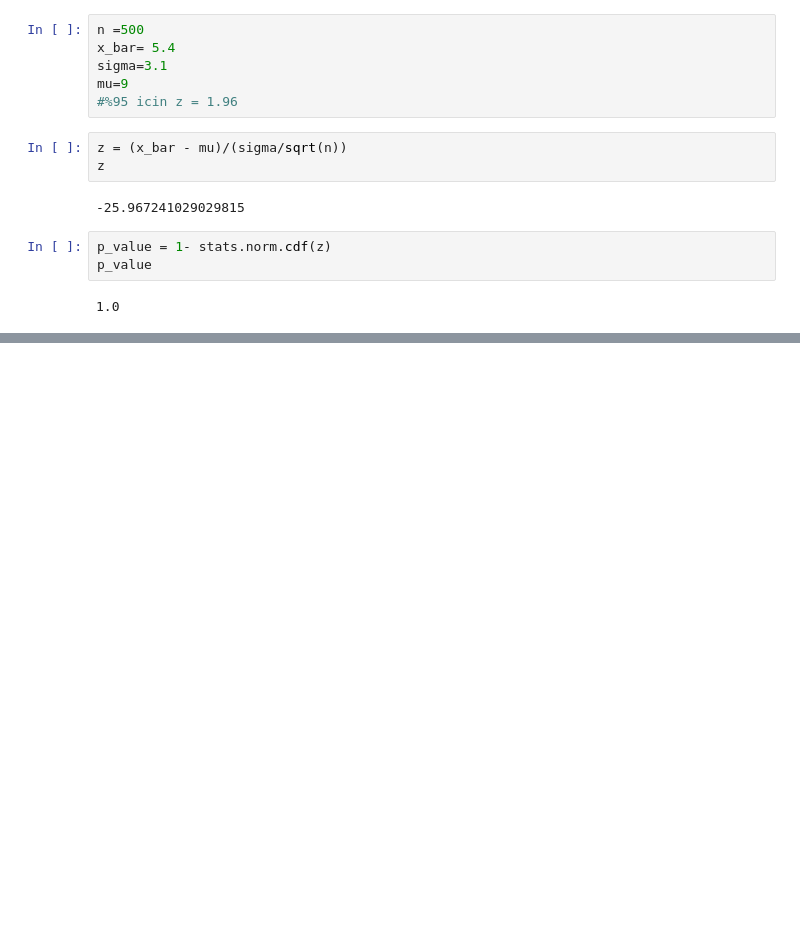
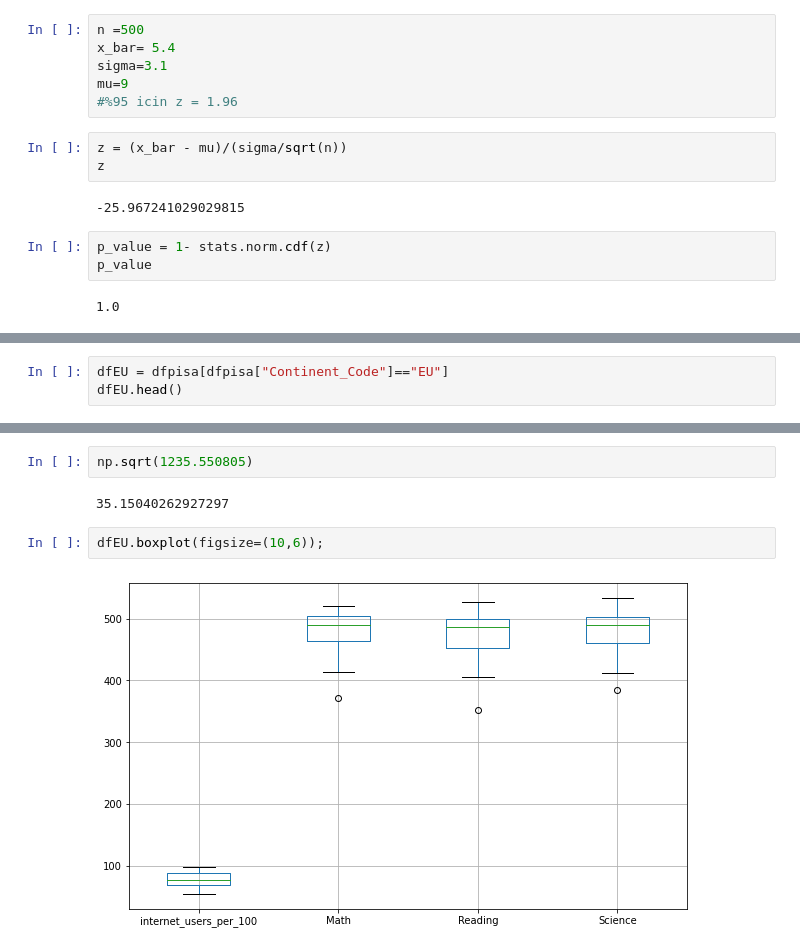
Before and after one commit to Bir01/02_DATA_SCIENCE_DATA_ANALYTICS_MODULE, a Jupyter notebook: 3- Classes_Labs/1. Stats/Stats_Assignment.ipynb, the cells around one changed output, grey strips where cells are left out. Drawn from its saved outputs; the diff is of its cells as text; blank space fills up the shorter version.

```diff
--- a/3- Classes_Labs/1. Stats/Stats_Assignment.ipynb
+++ b/3- Classes_Labs/1. Stats/Stats_Assignment.ipynb
@@ -121,0 +328,3 @@ p_value
+# %%
+dfEU = dfpisa[dfpisa["Continent_Code"]=="EU"]
+dfEU.head()
@@ -121,0 +362,8 @@ p_value
+# %%
+np.sqrt(1235.550805)
+# %% [output]
+35.15040262927297
+# %%
+dfEU.boxplot(figsize=(10,6));
+# %% [output]
+[figure, added]
```
Also changed, not shown: parts of 92 cells of this notebook.
